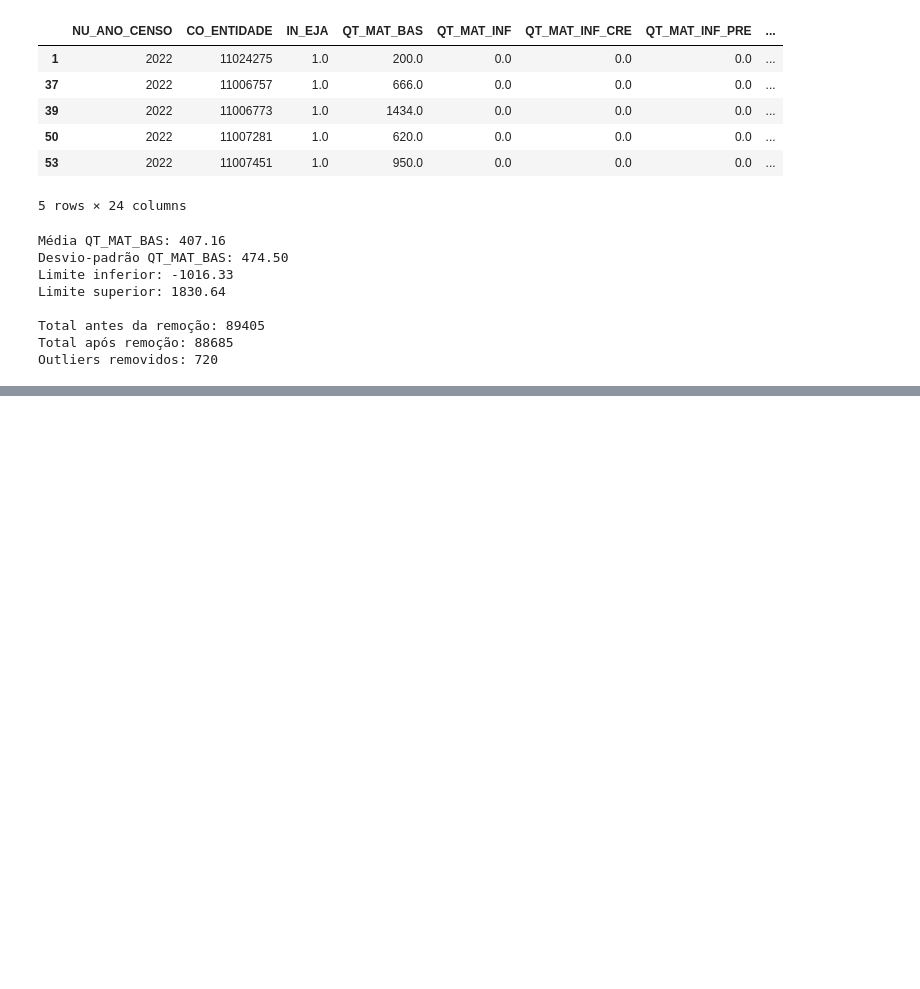
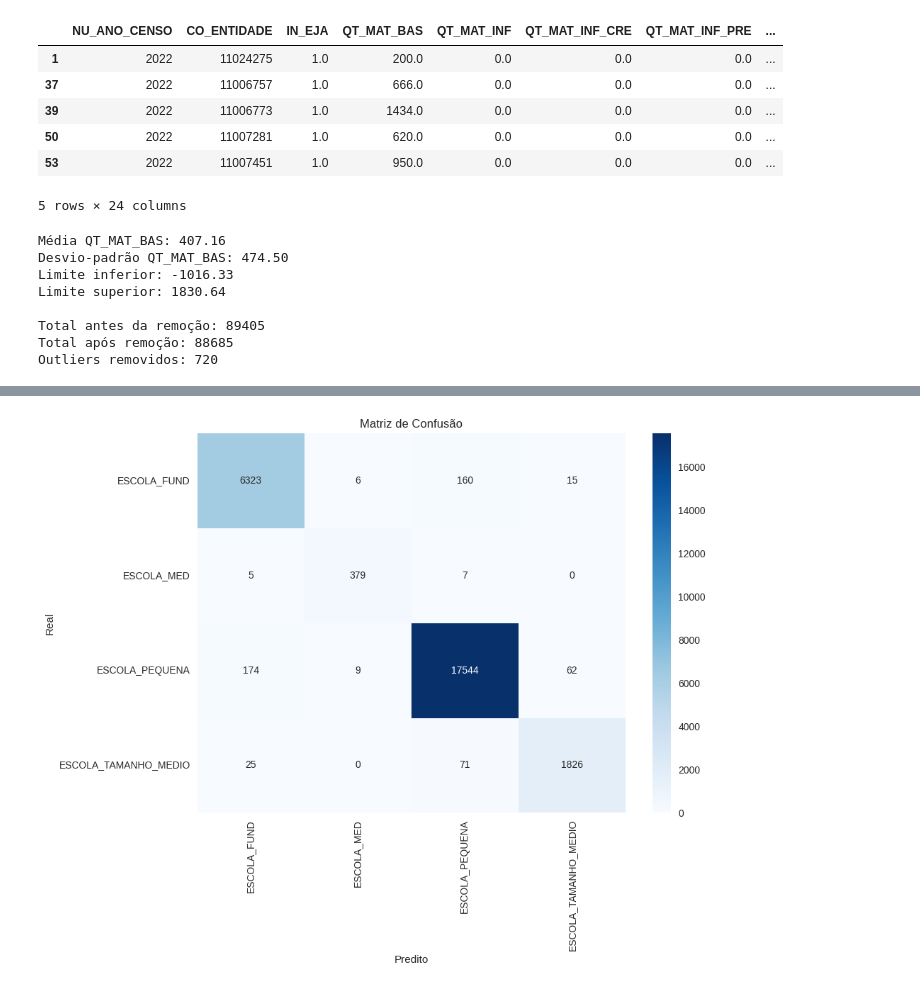
Before and after one commit to leandroguarino/projeto_ia_censo_escolar, a Jupyter notebook: notebooks/11_clusterizacao.ipynb, the cells around one changed output, grey strips where cells are left out. Saved outputs shown, nothing was run; the diff lists cells and outputs as text; code cells hidden in the pictures; blank space fills up the shorter version.

```diff
--- a/notebooks/11_clusterizacao.ipynb
+++ b/notebooks/11_clusterizacao.ipynb
@@ -317 +312,28 @@ cluster  label_cluster
 Name: count, dtype: int64
+# %%
+from sklearn.model_selection import train_test_split
+from sklearn.tree import DecisionTreeClassifier
+from sklearn.metrics import classification_report, confusion_matrix, accuracy_score
+
+# Preparar dados para classificação
+# Remover colunas não utilizadas: NU_ANO_CENSO, CO_ENTIDADE, IN_EJA, cluster
+colunas_features = [col for col in df_eja.columns if col not in ['NU_ANO_CENSO', 'CO_ENTIDADE', 'IN_EJA', 'cluster', 'label_cluster']]
+
+X = df_eja[colunas_features].fillna(0)
+y = df_eja['label_cluster']
+
+# Dividir dados em treino e teste
+X_train, X_test, y_train, y_test = train_test_split(X, y, test_size=0.3, random_state=42, stratify=y)
+
+# Treinar classificador Decision Tree
+dt_classifier = DecisionTreeClassifier(random_state=42)
+dt_classifier.fit(X_train, y_train)
+
+# Fazer previsões
+y_pred = dt_classifier.predict(X_test)
+
+# Avaliar modelo
+accuracy = accuracy_score(y_test, y_pred)
+print(f'Acurácia: {accuracy:.4f}')
+print(f'\nRelatório de Classificação:')
+print(classification_report(y_test, y_pred))
@@ -317,0 +354,15 @@ Name: count, dtype: int64
+# %%
+# Plotar matriz de confusão
+cm = confusion_matrix(y_test, y_pred)
+
+plt.figure(figsize=(10, 8))
+sns.heatmap(cm, annot=True, fmt='d', cmap='Blues',
+            xticklabels=dt_classifier.classes_,
+            yticklabels=dt_classifier.classes_)
+plt.xlabel('Predito')
+plt.ylabel('Real')
+plt.title('Matriz de Confusão')
+plt.tight_layout()
+plt.show()
+# %% [output]
+[figure, added]
```
Also changed, not shown: parts of 14 cells of this notebook.
